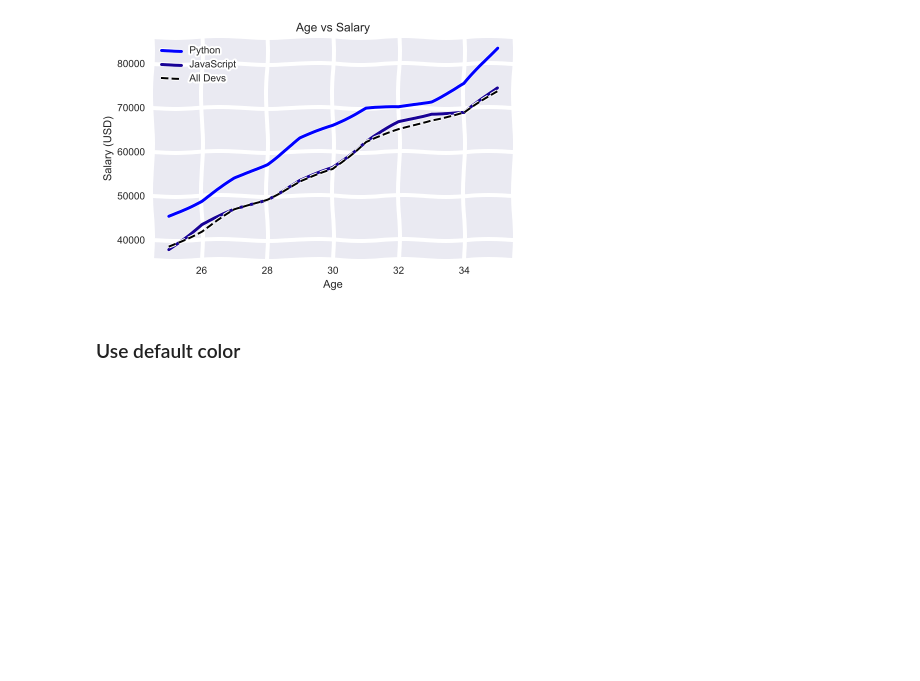
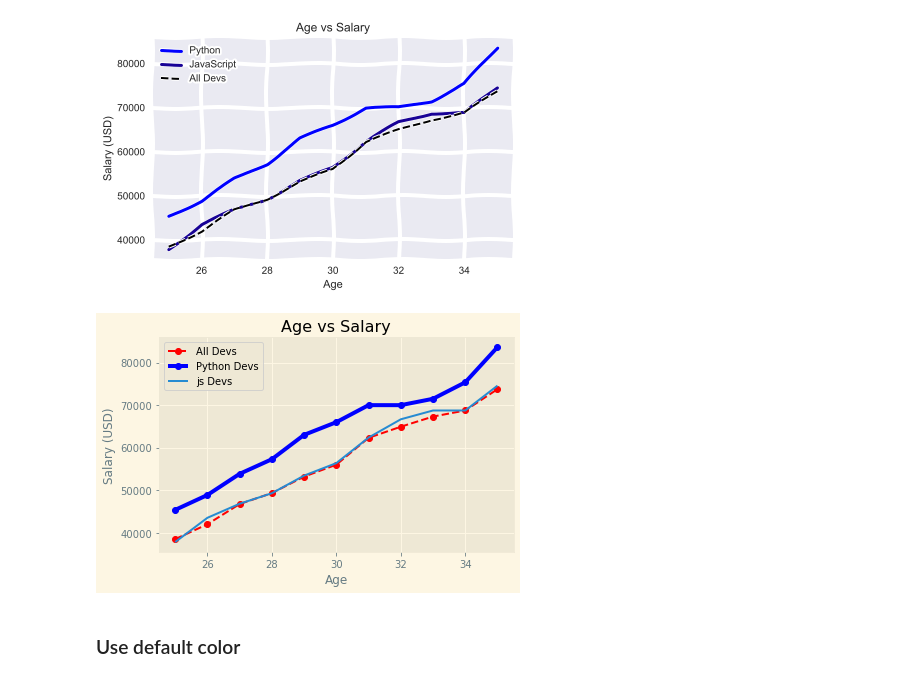
Before and after one commit to arisugiharto/Intermediate_python_batch16, a Jupyter notebook: Materi 5.2 - Line Chart.ipynb, the cells around one changed output. Drawn from its saved outputs; the diff is of its cells as text; code cells hidden in the pictures; blank space fills up the shorter version.

```diff
--- a/Materi 5.2 - Line Chart.ipynb
+++ b/Materi 5.2 - Line Chart.ipynb
@@ -229,6 +229,24 @@ plt.tight_layout()
 plt.show()
 # %% [output]
 [figure]
+# %%
+plt.style.use('Solarize_Light2')
+
+plt.plot(age_x, dev_y, '--or', label = 'All Devs')
+plt.plot(age_x, py_dev_y, label = 'Python Devs', color = 'b', marker="o", linestyle = "-", linewidth = 4)
+plt.plot(age_x, js_dev_y, label = 'js Devs')
+
+plt.title("Age vs Salary")
+plt.xlabel("Age")
+plt.ylabel("Salary (USD)")
+
+plt.legend()
+plt.grid(True)
+plt.tight_layout()
+
+plt.show()
+# %% [output]
+[figure, added]
 # %% [markdown]
 ### Use default color
 # %%
```
Also changed, not shown: 6 other files.
